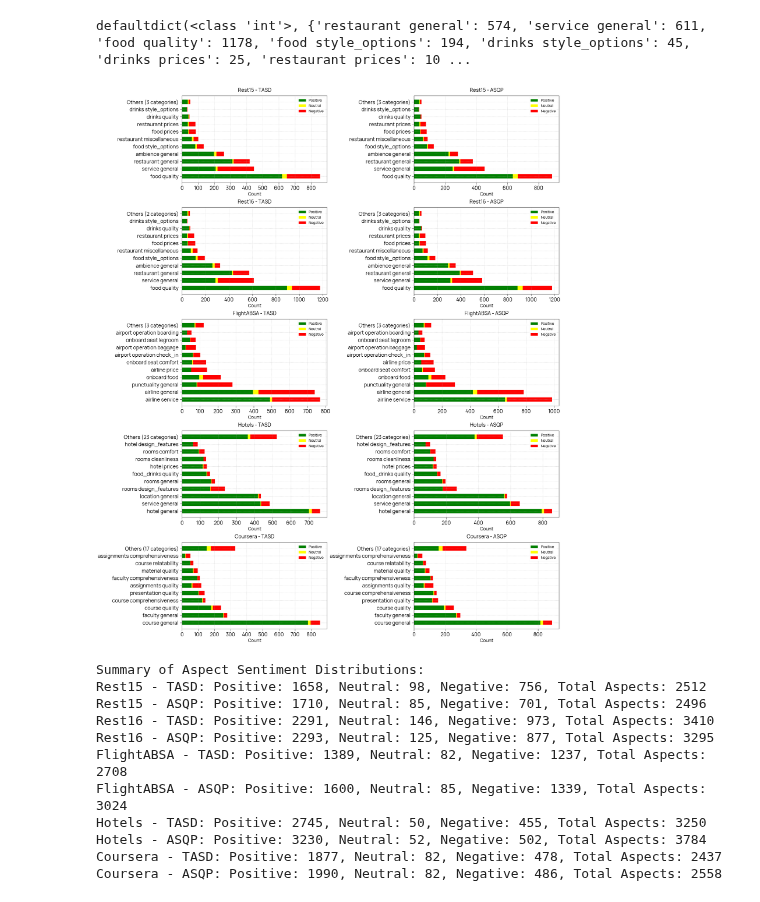
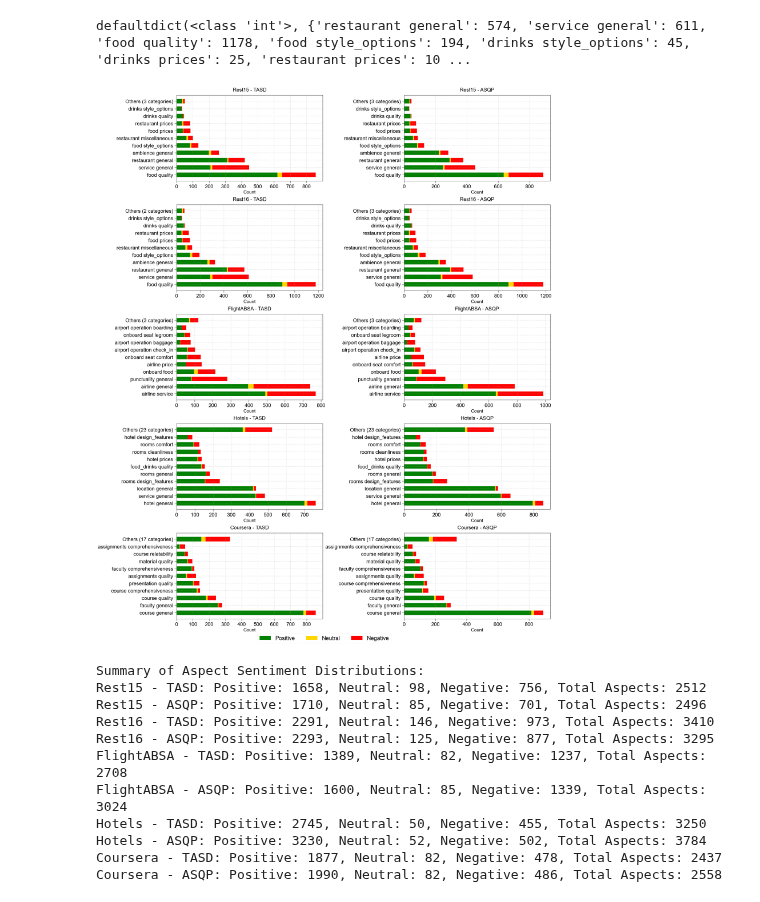
Before and after one commit to NilsHellwig/LA-ABSA, a Jupyter notebook: plots/dataset_plots.ipynb, the cells around one changed output. Cells and saved outputs as stored; diff of their text form; code cells hidden in the pictures.

```diff
--- a/plots/dataset_plots.ipynb
+++ b/plots/dataset_plots.ipynb
@@ -44,7 +44,7 @@ from collections import defaultdict
 import os
 
 # Set up font
-font_path = '_fonts/Manrope-Regular.ttf'
+font_path = '_fonts/arial.ttf'
 font_manager.fontManager.addfont(font_path)
 prop = font_manager.FontProperties(fname=font_path)
 plt.rcParams['font.family'] = 'sans-serif'
@@ -65,7 +65,7 @@ task_titles = {
 }
 
 # Colors for polarities
-colors = {'positive': 'green', 'neutral': 'yellow', 'negative': 'red'}
+colors = {'positive': 'green', 'neutral': 'gold', 'negative': 'red'}
 
 # Create subplots 5x2 with wider figure
 fig, axes = plt.subplots(5, 2, figsize=(25, 30))
@@ -137,37 +137,43 @@ for dataset in datasets:
         # Plot stacked bars
         ax = axes[plot_idx]
         ax.barh(categories, positives, color='green', label='Positive', height=0.6)
-        ax.barh(categories, neutrals, left=positives, color='yellow', label='Neutral', height=0.6)
+        ax.barh(categories, neutrals, left=positives, color='gold', label='Neutral', height=0.6)
         ax.barh(categories, negatives, left=[p + n for p, n in zip(positives, neutrals)], color='red', label='Negative', height=0.6)
 
         ax.set_title(f'{dataset_titles[dataset]} - {task_titles[task]}', fontsize=20, pad=15)
         ax.set_xlabel('Count', fontsize=18)
         # Set ylabel only for right plots (odd indices)
         # if plot_idx % 2 == 1:
         #     ax.set_ylabel('Aspect Categories', fontsize=16)
-        ax.legend(fontsize=14)
+        # ax.legend(fontsize=14)
         ax.tick_params(axis='x', labelsize=20)
         ax.tick_params(axis='y', labelsize=20)
         ax.tick_params(axis='both', length=8)
         ax.grid(True, linestyle='--', alpha=0.5)
 
         plot_idx += 1
+
+# Add a common legend below the plots
+fig.legend(['Positive', 'Neutral', 'Negative'], loc='lower center', fontsize=22, ncol=3, bbox_to_anchor=(0.5, -0.02))
+
+# Adjust layout to make space for the legend
+plt.subplots_adjust(bottom=0.15)
 
 plt.tight_layout()
 fig.savefig('_out_table/ac_pol_dist.pdf', dpi=300, bbox_inches='tight')
 plt.show()
 
 # Print summary statistics for caption
 print("Summary of Aspect Sentiment Distributions:")
 for dataset in datasets:
     for task in tasks:
         pos = summary_stats[dataset][task]['positive']
         neu = summary_stats[dataset][task]['neutral']
         neg = summary_stats[dataset][task]['negative']
         total = pos + neu + neg
         print(f"{dataset_titles[dataset]} - {task_titles[task]}: Positive: {pos}, Neutral: {neu}, Negative: {neg}, Total Aspects: {total}")
 # %% [output]
-[figure, old version]
+[figure, new version]
 Summary of Aspect Sentiment Distributions:
 Rest15 - TASD: Positive: 1658, Neutral: 98, Negative: 756, Total Aspects: 2512
 Rest15 - ASQP: Positive: 1710, Neutral: 85, Negative: 701, Total Aspects: 2496
```
Also changed, not shown: 14 other files.
